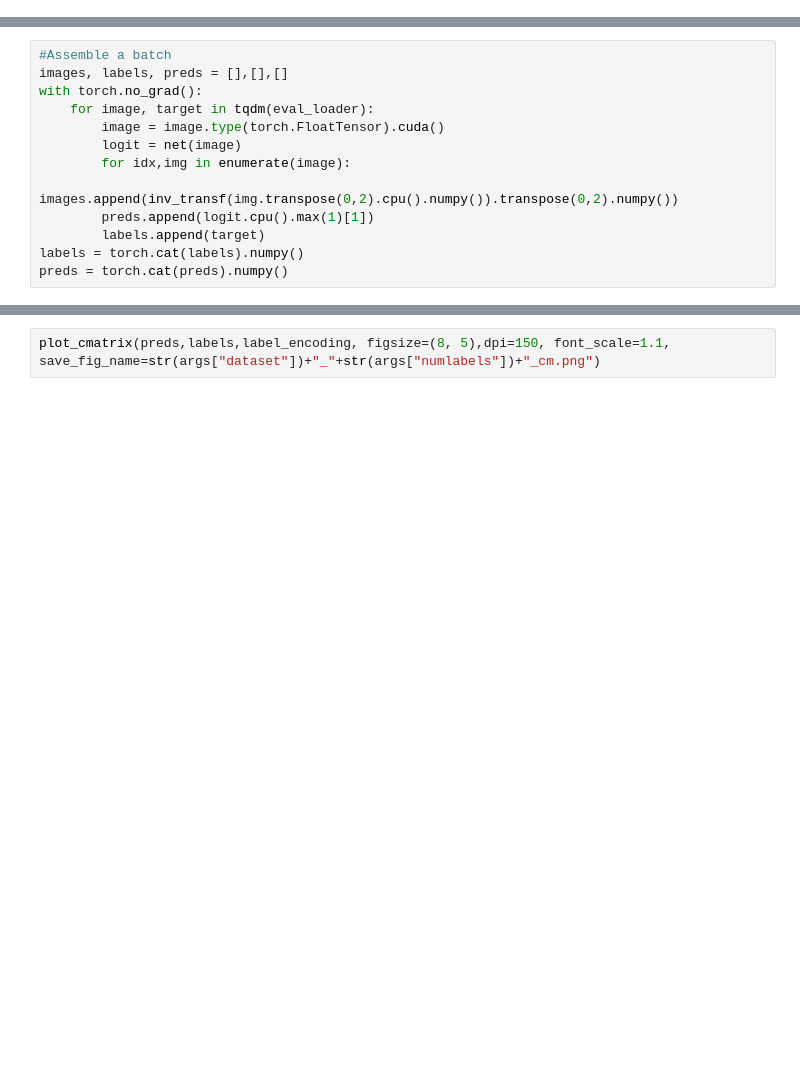
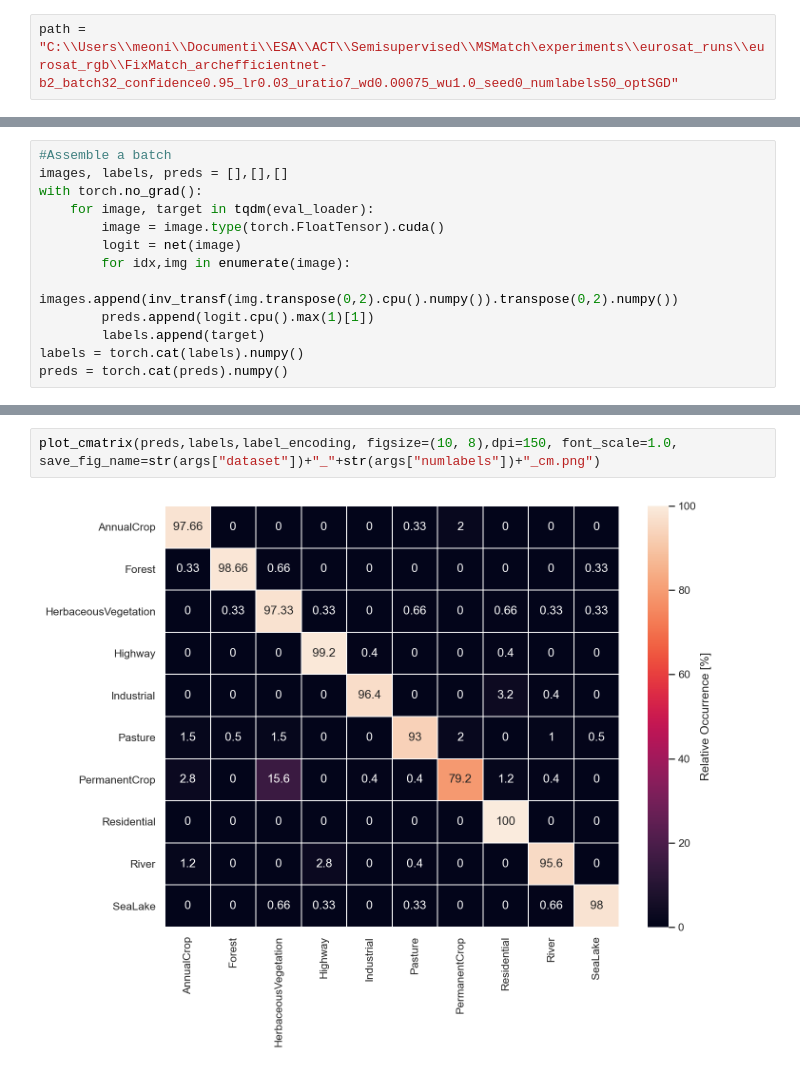
Before and after one commit to gomezzz/MSMatch, a Jupyter notebook: notebooks/Evaluation - Single Run.ipynb, the cells around one changed output, grey strips where cells are left out. Saved outputs shown, nothing was run; the diff lists cells and outputs as text; blank space fills up the shorter version.

```diff
--- a/notebooks/Evaluation - Single Run.ipynb
+++ b/notebooks/Evaluation - Single Run.ipynb
@@ -23,3 +23,5 @@ path = "experiments\\ucm_runs\\ucm\\FixMatch_archefficientnet-b2_batch16_confide
+# %%
+path = "C:\\Users\\meoni\\Documenti\\ESA\\ACT\\Semisupervised\\MSMatch\experiments\\eurosat_runs\\eurosat_rgb\\FixMatch_archefficientnet-b2_batch32_confidence0.95_lr0.03_uratio7_wd0.00075_wu1.0_seed0_numlabels50_optSGD"
 # %%
 checkpoints, args = get_model_checkpoints(path)
 args = args[0]
@@ -79,2 +120,4 @@ print(classification_report(labels, preds, target_names=label_encoding))
 # %%
-plot_cmatrix(preds,labels,label_encoding, figsize=(8, 5),dpi=150, font_scale=1.1, save_fig_name=str(args["dataset"])+"_"+str(args["numlabels"])+"_cm.png")
+plot_cmatrix(preds,labels,label_encoding, figsize=(10, 8),dpi=150, font_scale=1.0, save_fig_name=str(args["dataset"])+"_"+str(args["numlabels"])+"_cm.png")
+# %% [output]
+[figure, added]
```
Also changed, not shown: parts of 7 cells of this notebook, 1 other file.
